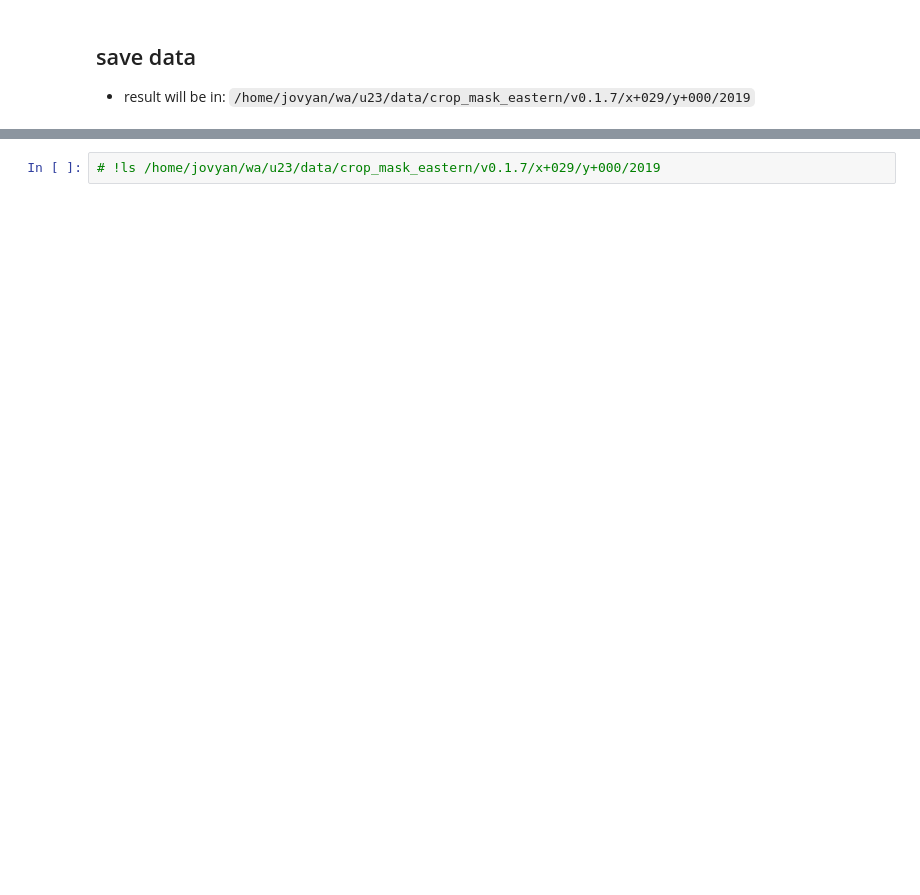
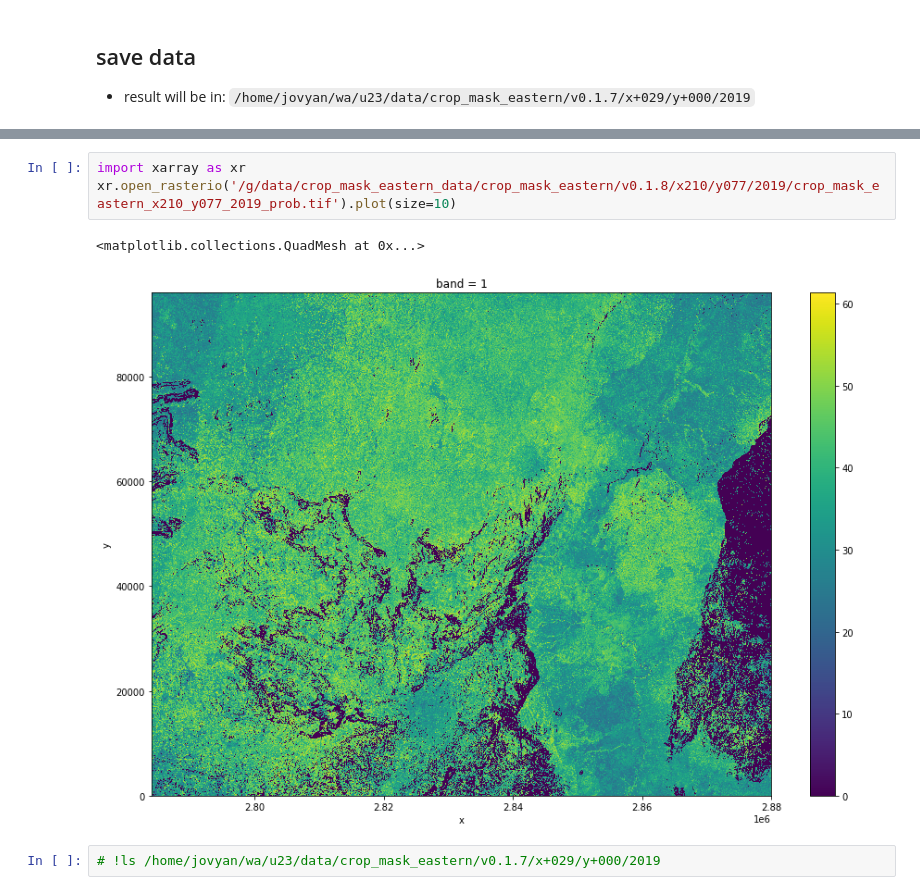
Before and after one commit to digitalearthafrica/crop-mask, a Jupyter notebook: production/1_Run_predictions.ipynb, the cells around one changed output, grey strips where cells are left out. Drawn from its saved outputs; the diff is of its cells as text; blank space fills up the shorter version.

```diff
--- a/production/1_Run_predictions.ipynb
+++ b/production/1_Run_predictions.ipynb
@@ -124,2 +201,8 @@ predict, proba, mode = post_process(data, predicted, config, geobox)
+# %%
+import xarray as xr
+xr.open_rasterio('/g/data/crop_mask_eastern_data/crop_mask_eastern/v0.1.8/x210/y077/2019/crop_mask_eastern_x210_y077_2019_prob.tif').plot(size=10)
+# %% [output]
+<matplotlib.collections.QuadMesh at 0x...>
+[figure, added]
 # %%
 # !ls /home/jovyan/wa/u23/data/crop_mask_eastern/v0.1.7/x+029/y+000/2019
```
Also changed, not shown: parts of 11 cells of this notebook, 7 other files.
